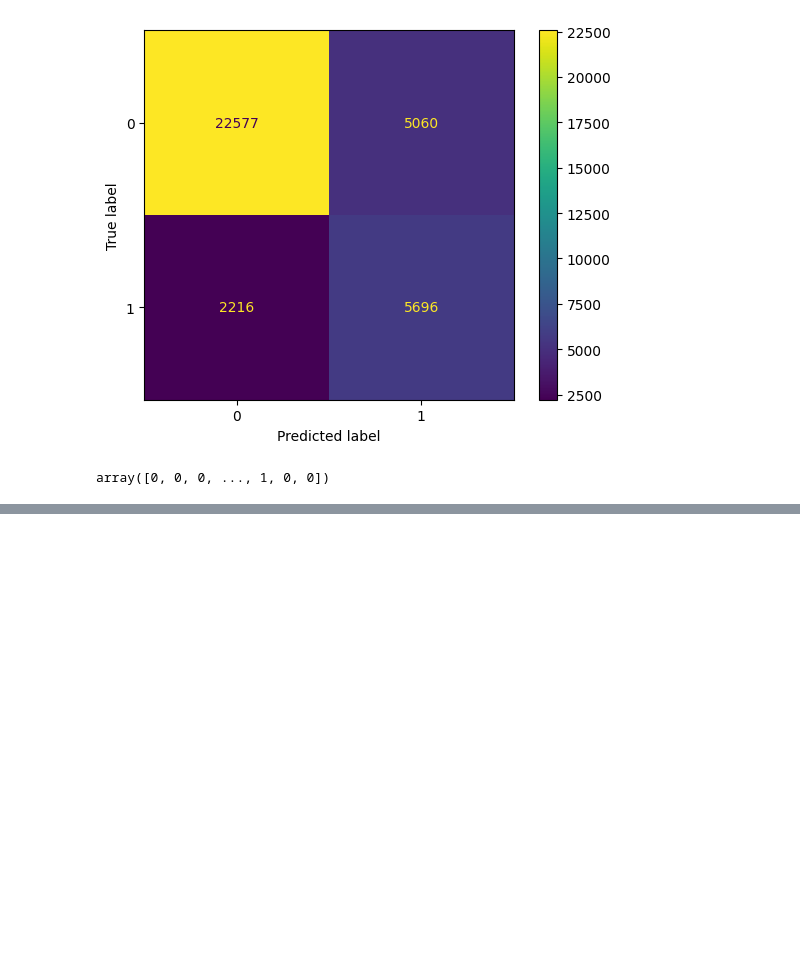
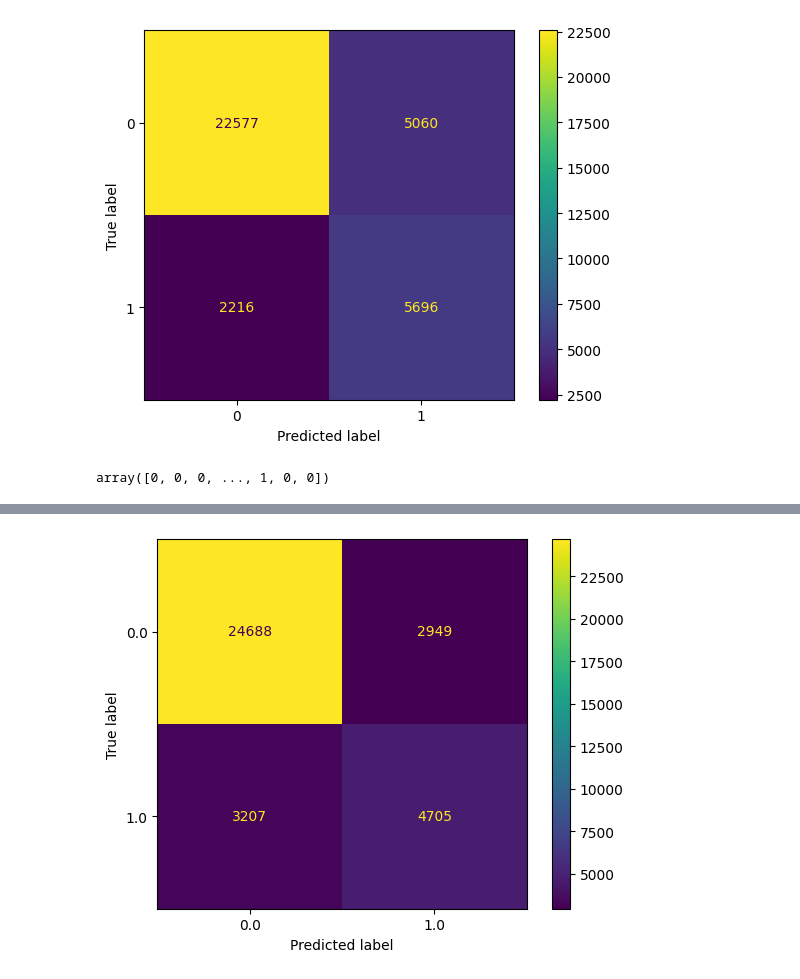
Before and after one commit to Itai1991Ortner/Rain_in_Australia, a Jupyter notebook: rain.ipynb, the cells around one changed output, grey strips where cells are left out. Drawn from its saved outputs; the diff is of its cells as text; code cells hidden in the pictures; blank space fills up the shorter version.

Commit message:
add voters classfier

```diff
--- a/rain.ipynb
+++ b/rain.ipynb
@@ -452,0 +575,8 @@ array([0, 0, 0, ..., 1, 0, 0])
+# %%
+from sklearn.ensemble import VotingClassifier
+
+
+voter_model=VotingClassifier(estimators=[
+        ('lr', rand_model), ('rf', grid_model)], voting='soft')
+# %%
+voter_model.fit(X_train_model,y_train)
@@ -452,0 +601,3 @@ array([0, 0, 0, ..., 1, 0, 0])
+# %%
+y_pred=voter_model.predict(X_val_model)
+print(classification_report(y_pred=y_pred,y_true=y_val))
@@ -452,0 +613,8 @@ array([0, 0, 0, ..., 1, 0, 0])
+# %%
+cm = confusion_matrix(y_pred=y_pred,y_true=y_val, labels=voter_model.classes_)
+disp = ConfusionMatrixDisplay(confusion_matrix=cm,
+                              display_labels=voter_model.classes_)
+disp.plot()
+plt.show()
+# %% [output]
+[figure, added]
```
Also changed, not shown: parts of 17 cells of this notebook.
